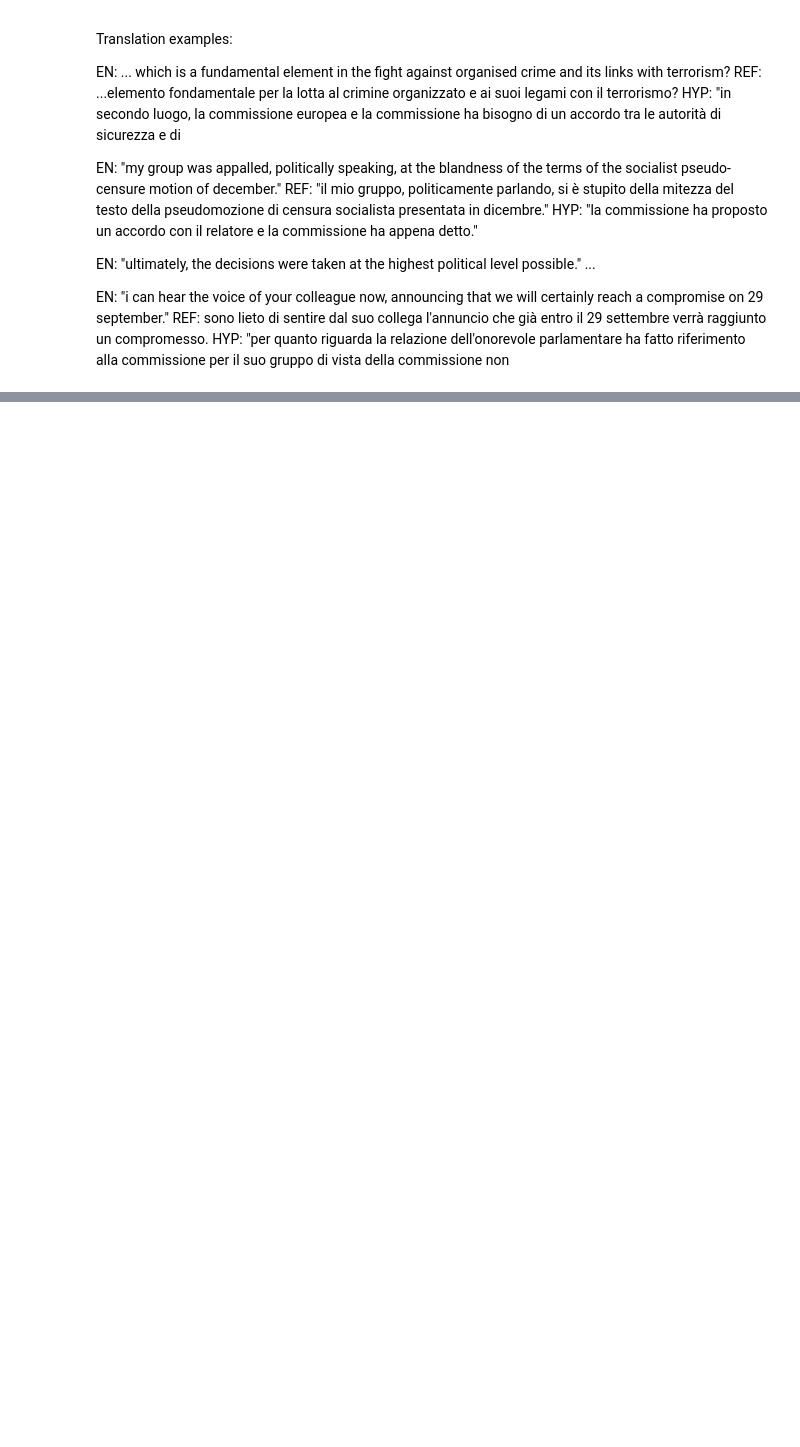
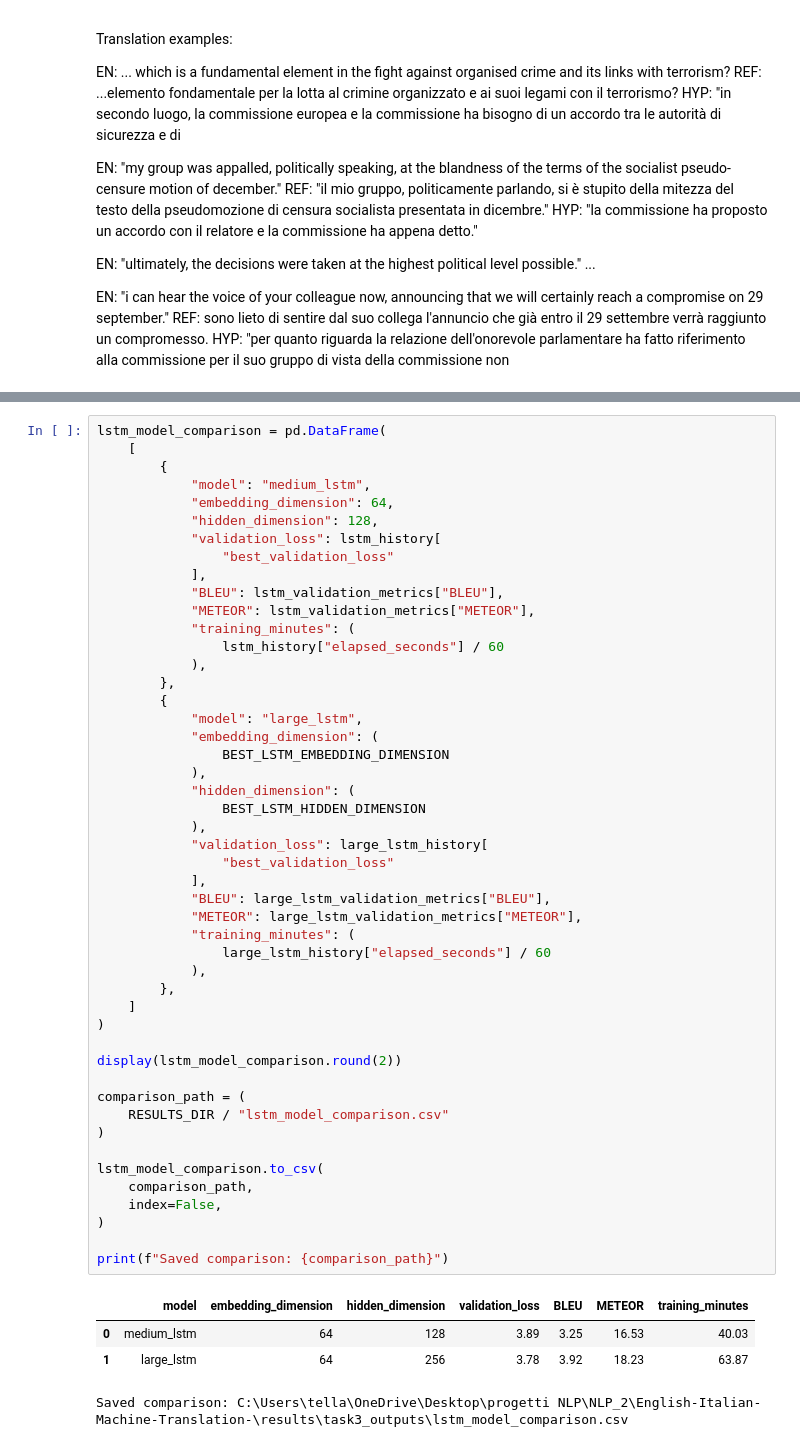
Before and after one commit to riccardotella/English-Italian-Machine-Translation-, a Jupyter notebook: notebooks/Task3_Neural_Machine_Translation.ipynb, the cells around one changed output, grey strips where cells are left out. Saved outputs shown, nothing was run; the diff lists cells and outputs as text; blank space fills up the shorter version.

Commit message:
task 3 almost done

```diff
--- a/notebooks/Task3_Neural_Machine_Translation.ipynb
+++ b/notebooks/Task3_Neural_Machine_Translation.ipynb
@@ -1695,0 +2118,53 @@ for i in range(5):
+# %%
+lstm_model_comparison = pd.DataFrame(
+    [
+        {
+            "model": "medium_lstm",
+            "embedding_dimension": 64,
+            "hidden_dimension": 128,
+            "validation_loss": lstm_history[
+                "best_validation_loss"
+            ],
+            "BLEU": lstm_validation_metrics["BLEU"],
+            "METEOR": lstm_validation_metrics["METEOR"],
+            "training_minutes": (
+                lstm_history["elapsed_seconds"] / 60
+            ),
+        },
+        {
+            "model": "large_lstm",
+            "embedding_dimension": (
+                BEST_LSTM_EMBEDDING_DIMENSION
+            ),
+            "hidden_dimension": (
+                BEST_LSTM_HIDDEN_DIMENSION
+            ),
+            "validation_loss": large_lstm_history[
+                "best_validation_loss"
+            ],
+            "BLEU": large_lstm_validation_metrics["BLEU"],
+            "METEOR": large_lstm_validation_metrics["METEOR"],
+            "training_minutes": (
+                large_lstm_history["elapsed_seconds"] / 60
+            ),
+        },
+    ]
+)
+
+display(lstm_model_comparison.round(2))
+
+comparison_path = (
+    RESULTS_DIR / "lstm_model_comparison.csv"
+)
+
+lstm_model_comparison.to_csv(
+    comparison_path,
+    index=False,
+)
+
+print(f"Saved comparison: {comparison_path}")
+# %% [output]
+|  | model | embedding_dimension | hidden_dimension | validation_loss | BLEU | METEOR | training_minutes |
+| 0 | medium_lstm | 64 | 128 | 3.89 | 3.25 | 16.53 | 40.03 |
+| 1 | large_lstm | 64 | 256 | 3.78 | 3.92 | 18.23 | 63.87 |
+Saved comparison: C:\Users\tella\OneDrive\Desktop\progetti NLP\NLP_2\English-Italian-Machine-Translation-\results\task3_outputs\lstm_model_comparison.csv
```
Also changed, not shown: parts of 13 cells of this notebook, 5 other files.
